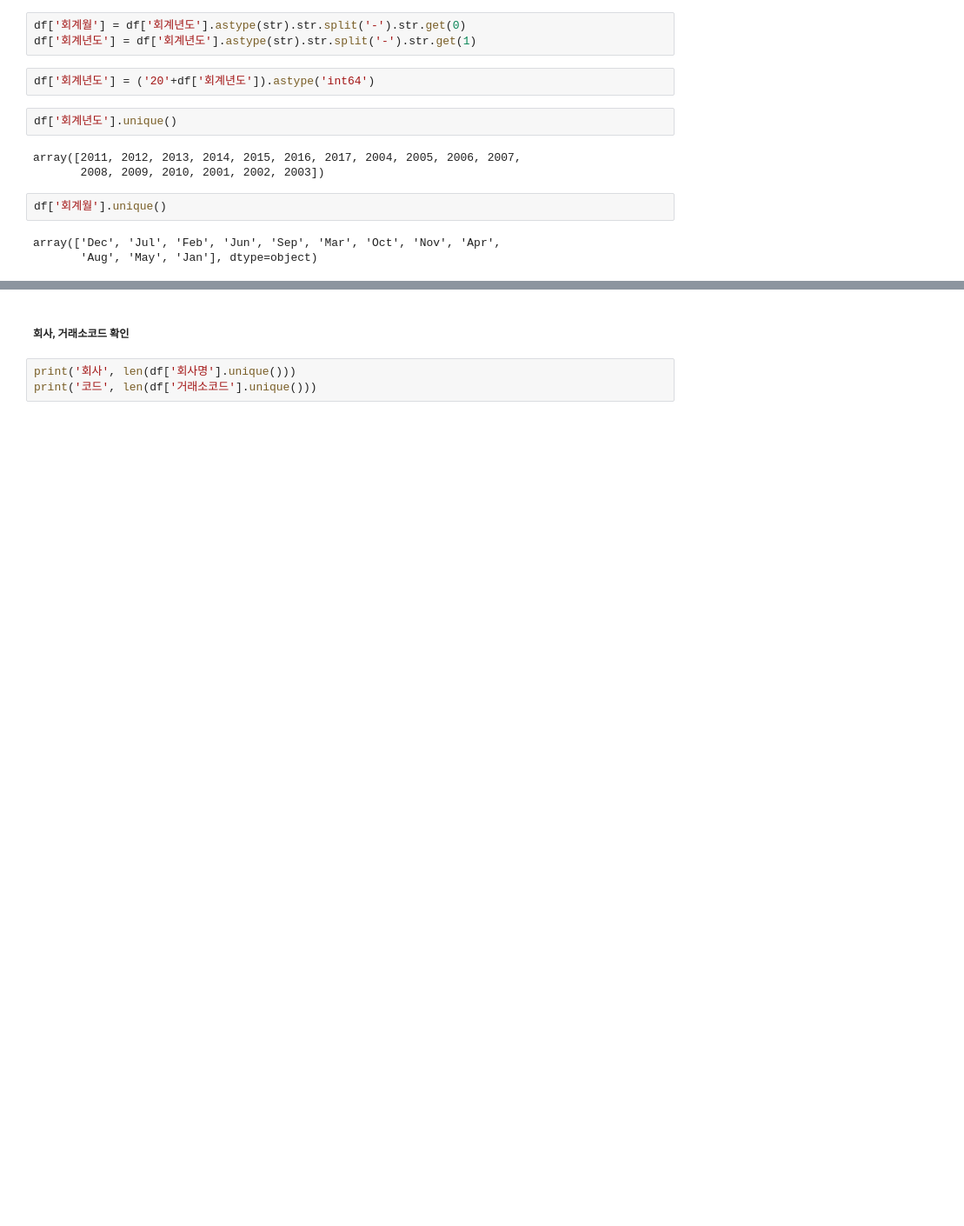
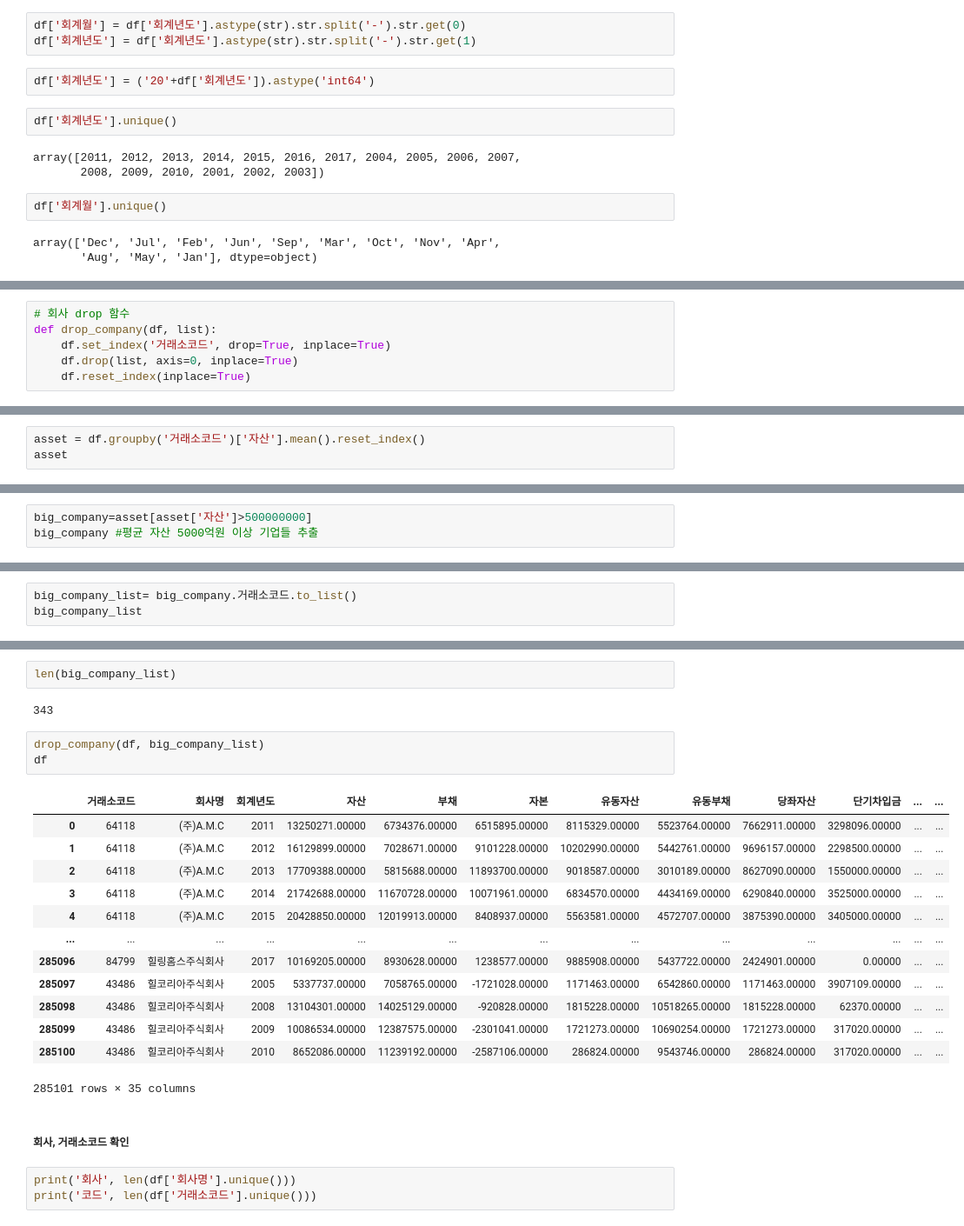
Before and after one commit to skynnn/TAVE-Prediction-Model-for-Insolvent-Companies, a Jupyter notebook: 전처리.ipynb, the cells around one changed output, grey strips where cells are left out. Shown at 87% size. Cells and saved outputs as stored; diff of their text form; blank space fills up the shorter version.

```diff
--- a/전처리.ipynb
+++ b/전처리.ipynb
@@ -226 +241,7 @@ array(['Dec', 'Jul', 'Feb', 'Jun', 'Sep', 'Mar', 'Oct', 'Nov', 'Apr',
+# %%
+# 회사 drop 함수
+def drop_company(df, list):
+    df.set_index('거래소코드', drop=True, inplace=True)
+    df.drop(list, axis=0, inplace=True)
+    df.reset_index(inplace=True)
 # %%
@@ -232,0 +251,3 @@ df[df['자산']>=500000000].sort_values(['회사명', '회계년도']).to_csv('.
+# %%
+asset = df.groupby('거래소코드')['자산'].mean().reset_index()
+asset
@@ -232,0 +268,3 @@ df[df['자산']>=500000000].sort_values(['회사명', '회계년도']).to_csv('.
+# %%
+big_company=asset[asset['자산']>500000000]
+big_company #평균 자산 5000억원 이상 기업들 추출
@@ -232,0 +285,3 @@ df[df['자산']>=500000000].sort_values(['회사명', '회계년도']).to_csv('.
+# %%
+big_company_list= big_company.거래소코드.to_list()
+big_company_list
@@ -233,3 +306,24 @@ df[df['자산']>=500000000].sort_values(['회사명', '회계년도']).to_csv('.
+# %%
+len(big_company_list)
+# %% [output]
+343
+# %%
+drop_company(df, big_company_list)
+df
+# %% [output]
+|  | 거래소코드 | 회사명 | 회계년도 | 자산 | 부채 | 자본 | 유동자산 | 유동부채 | 당좌자산 | 단기차입금 | ... | ... |
+| 0 | 64118 | (주)A.M.C | 2011 | 13250271.00000 | 6734376.00000 | 6515895.00000 | 8115329.00000 | 5523764.00000 | 7662911.00000 | 3298096.00000 | ... | ... |
+| 1 | 64118 | (주)A.M.C | 2012 | 16129899.00000 | 7028671.00000 | 9101228.00000 | 10202990.00000 | 5442761.00000 | 9696157.00000 | 2298500.00000 | ... | ... |
+| 2 | 64118 | (주)A.M.C | 2013 | 17709388.00000 | 5815688.00000 | 11893700.00000 | 9018587.00000 | 3010189.00000 | 8627090.00000 | 1550000.00000 | ... | ... |
+| 3 | 64118 | (주)A.M.C | 2014 | 21742688.00000 | 11670728.00000 | 10071961.00000 | 6834570.00000 | 4434169.00000 | 6290840.00000 | 3525000.00000 | ... | ... |
+| 4 | 64118 | (주)A.M.C | 2015 | 20428850.00000 | 12019913.00000 | 8408937.00000 | 5563581.00000 | 4572707.00000 | 3875390.00000 | 3405000.00000 | ... | ... |
+| ... | ... | ... | ... | ... | ... | ... | ... | ... | ... | ... | ... | ... |
+| 285096 | 84799 | 힐링홈스주식회사 | 2017 | 10169205.00000 | 8930628.00000 | 1238577.00000 | 9885908.00000 | 5437722.00000 | 2424901.00000 | 0.00000 | ... | ... |
+| 285097 | 43486 | 힐코리아주식회사 | 2005 | 5337737.00000 | 7058765.00000 | -1721028.00000 | 1171463.00000 | 6542860.00000 | 1171463.00000 | 3907109.00000 | ... | ... |
+| 285098 | 43486 | 힐코리아주식회사 | 2008 | 13104301.00000 | 14025129.00000 | -920828.00000 | 1815228.00000 | 10518265.00000 | 1815228.00000 | 62370.00000 | ... | ... |
+| 285099 | 43486 | 힐코리아주식회사 | 2009 | 10086534.00000 | 12387575.00000 | -2301041.00000 | 1721273.00000 | 10690254.00000 | 1721273.00000 | 317020.00000 | ... | ... |
+| 285100 | 43486 | 힐코리아주식회사 | 2010 | 8652086.00000 | 11239192.00000 | -2587106.00000 | 286824.00000 | 9543746.00000 | 286824.00000 | 317020.00000 | ... | ... |
+285101 rows × 35 columns
 # %% [markdown]
 ##### 회사, 거래소코드 확인
 # %%
```
Also changed, not shown: parts of 13 cells of this notebook, 3 other files.
